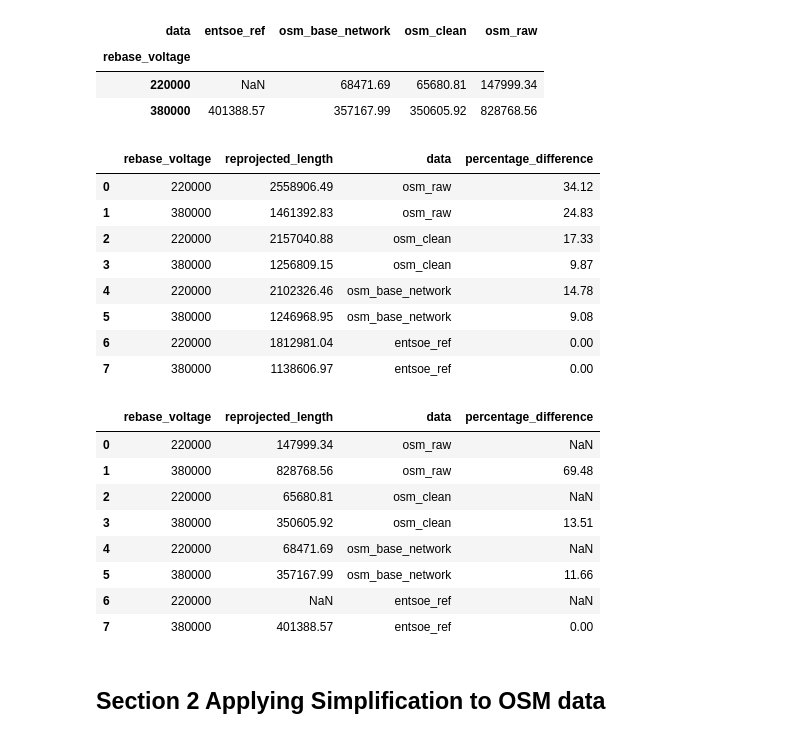
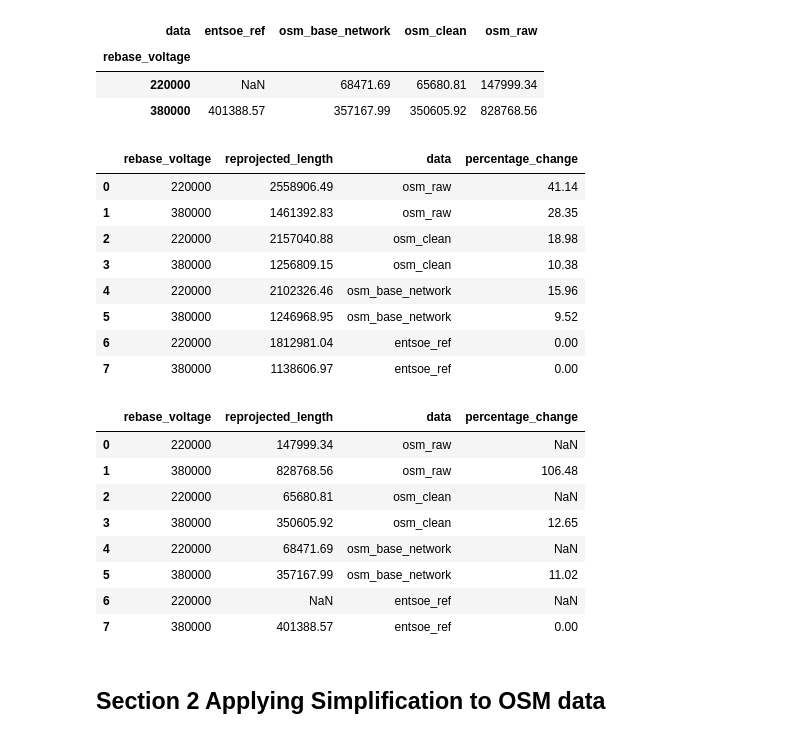
Before and after one commit to pypsa-meets-earth/documentation, a Jupyter notebook: notebooks/validation/osm_validation_using_at_and_mk.ipynb, the cells around one changed output. Drawn from its saved outputs; the diff is of its cells as text; code cells hidden in the pictures.

Commit message:
fixed percentage change

```diff
--- a/notebooks/validation/osm_validation_using_at_and_mk.ipynb
+++ b/notebooks/validation/osm_validation_using_at_and_mk.ipynb
@@ -103,25 +103,25 @@ mk_osm_raw_lines["reprojected_length"] = mk_osm_raw_lines.to_crs("EPSG:3035").le
 # length of entsoe is already in ESPG:3035. copying it into the same column as the other files to make it easy to interact with
 entsoe_ref["reprojected_length"] = entsoe_ref['length']
 # %%
-def percentage_difference(number1: int, number2: int) -> int:
+def percentage_change(new_value: float, original_value: float) -> float:
     """
-    Calculate the percentage difference between two numbers.
+    Calculate the percentage change between two numbers.
 
     Parameters:
-    - number1 (float): The first number.
-    - number2 (float): The second number.
+    - new_value (float): The new value.
+    - original_value (float): The original value.
 
     Returns:
-    - float: The percentage difference between the two numbers.
+    - float: The percentage change between the new value and the original value.
     """
-    if number1 == number2:
-        return 0  # The numbers are the same, so the percentage difference is 0.
+    if new_value == original_value:
+        return 0  # The numbers are the same, so the percentage change is 0.
 
     # Calculate the percentage difference using the formula
-    percentage_diff = abs(
-        (number1 - number2) / ((number1 + number2) / 2)) * 100
+    percentage_change = (
+        abs((new_value - original_value)) / (original_value)) * 100
 
-    return percentage_diff
+    return percentage_change
 
 def split_col(df: pd.DataFrame, col: str) -> pd.DataFrame:
     """
@@ -346,53 +346,53 @@ mk_dataframe.pivot(index='rebase_voltage', columns='data', values='reprojected_l
 | 220000 | NaN | 68471.69 | 65680.81 | 147999.34 |
 | 380000 | 401388.57 | 357167.99 | 350605.92 | 828768.56 |
 # %%
-# percentage difference between entsoe data and osm data for Austria
+# percentage change between entsoe data and osm data for Austria
 
 entsoe_reprojected_length_array_at = at_dataframe[
     at_dataframe.data == "entsoe_ref"].reprojected_length.values
 
-at_dataframe['percentage_difference'] = at_dataframe.apply(
-    lambda row: percentage_difference(row.reprojected_length,
+at_dataframe['percentage_change'] = at_dataframe.apply(
+    lambda row: percentage_change(row.reprojected_length,
                                       entsoe_reprojected_length_array_at[0])
-    if row.rebase_voltage == 220000 else percentage_difference(
+    if row.rebase_voltage == 220000 else percentage_change(
         row.reprojected_length, entsoe_reprojected_length_array_at[1]),
     axis=1)
 
-# dataframe including percentage difference
+# dataframe including percentage change
 at_dataframe
 # %% [output]
-|  | rebase_voltage | reprojected_length | data | percentage_difference |
-| 0 | 220000 | 2558906.49 | osm_raw | 34.12 |
-| 1 | 380000 | 1461392.83 | osm_raw | 24.83 |
-| 2 | 220000 | 2157040.88 | osm_clean | 17.33 |
-| 3 | 380000 | 1256809.15 | osm_clean | 9.87 |
-| 4 | 220000 | 2102326.46 | osm_base_network | 14.78 |
-| 5 | 380000 | 1246968.95 | osm_base_network | 9.08 |
+|  | rebase_voltage | reprojected_length | data | percentage_change |
+| 0 | 220000 | 2558906.49 | osm_raw | 41.14 |
+| 1 | 380000 | 1461392.83 | osm_raw | 28.35 |
+| 2 | 220000 | 2157040.88 | osm_clean | 18.98 |
+| 3 | 380000 | 1256809.15 | osm_clean | 10.38 |
+| 4 | 220000 | 2102326.46 | osm_base_network | 15.96 |
+| 5 | 380000 | 1246968.95 | osm_base_network | 9.52 |
 | 6 | 220000 | 1812981.04 | entsoe_ref | 0.00 |
 | 7 | 380000 | 1138606.97 | entsoe_ref | 0.00 |
 # %%
-# percentage difference between entsoe data and osm data for North Macedonia
+# percentage change between entsoe data and osm data for North Macedonia
 
 entsoe_reprojected_length_array_mk = mk_dataframe[
     mk_dataframe.data == "entsoe_ref"].reprojected_length.values
 
-mk_dataframe['percentage_difference'] = mk_dataframe.apply(
-    lambda row: percentage_difference(row.reprojected_length,
+mk_dataframe['percentage_change'] = mk_dataframe.apply(
+    lambda row: percentage_change(row.reprojected_length,
                                       entsoe_reprojected_length_array_mk[0])
-    if row.rebase_voltage == 220000 else percentage_difference(
+    if row.rebase_voltage == 220000 else percentage_change(
         row.reprojected_length, entsoe_reprojected_length_array_mk[1]),
     axis=1)
 
-# dataframe including percentage difference
+# dataframe including percentage change
 mk_dataframe
 # %% [output]
-|  | rebase_voltage | reprojected_length | data | percentage_difference |
+|  | rebase_voltage | reprojected_length | data | percentage_change |
 | 0 | 220000 | 147999.34 | osm_raw | NaN |
-| 1 | 380000 | 828768.56 | osm_raw | 69.48 |
+| 1 | 380000 | 828768.56 | osm_raw | 106.48 |
 | 2 | 220000 | 65680.81 | osm_clean | NaN |
-| 3 | 380000 | 350605.92 | osm_clean | 13.51 |
+| 3 | 380000 | 350605.92 | osm_clean | 12.65 |
 | 4 | 220000 | 68471.69 | osm_base_network | NaN |
-| 5 | 380000 | 357167.99 | osm_base_network | 11.66 |
+| 5 | 380000 | 357167.99 | osm_base_network | 11.02 |
 | 6 | 220000 | NaN | entsoe_ref | NaN |
 | 7 | 380000 | 401388.57 | entsoe_ref | 0.00 |
 # %% [markdown]
```
Also changed, not shown: parts of 5 cells of this notebook.
